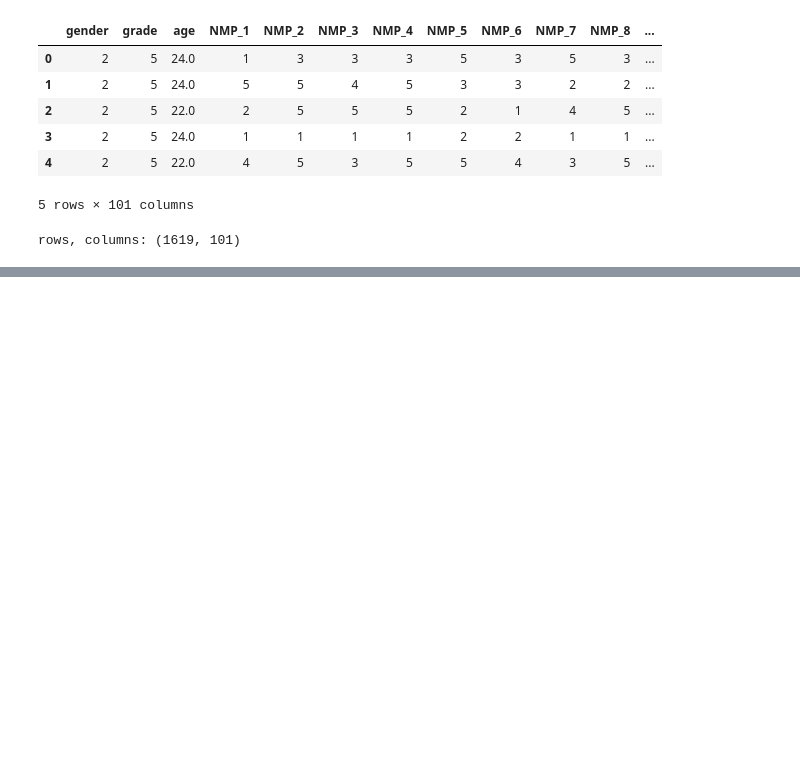
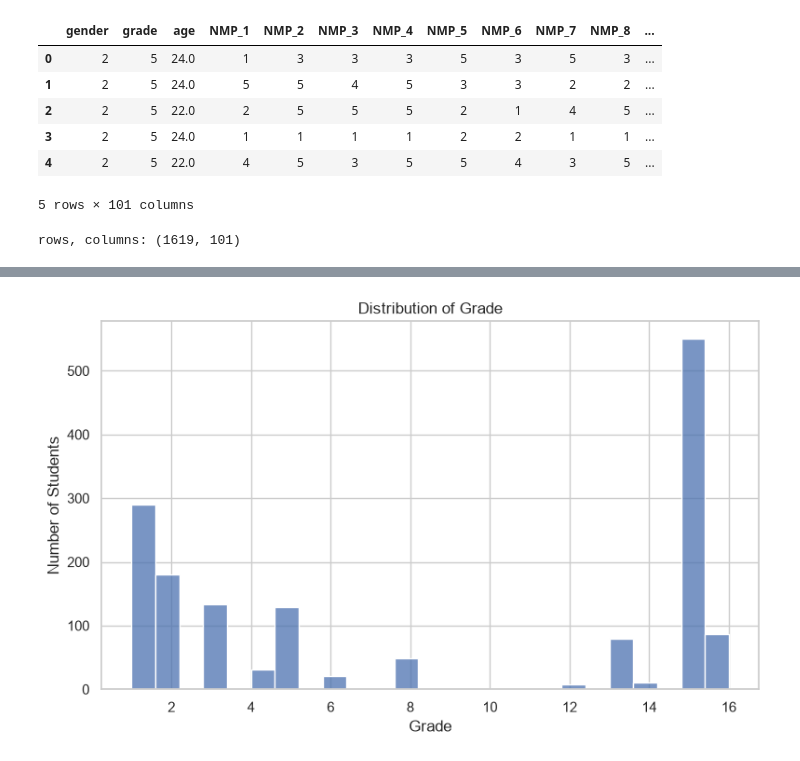
Before and after one commit to oluwapelumiolaniyan2-cmd/ProjectTemplate, a Jupyter notebook: notebooks/1_No.ipynb, the cells around one changed output, grey strips where cells are left out. Cells and saved outputs as stored; diff of their text form; code cells hidden in the pictures; blank space fills up the shorter version.

```diff
--- a/notebooks/1_No.ipynb
+++ b/notebooks/1_No.ipynb
@@ -41,0 +247,16 @@ rows, columns: (1619, 101)
+# %%
+import matplotlib.pyplot as plt
+import seaborn as sns
+
+fig, axes = plt.subplots(1, 1, figsize=(8, 5))
+
+sns.histplot(data=df, x="grade", bins=25, ax=axes)
+
+axes.set_title("Distribution of Grade")
+axes.set_xlabel("Grade")
+axes.set_ylabel("Number of Students")
+
+plt.tight_layout()
+plt.show()
+# %% [output]
+[figure, added]
```
Also changed, not shown: parts of 56 cells of this notebook.
